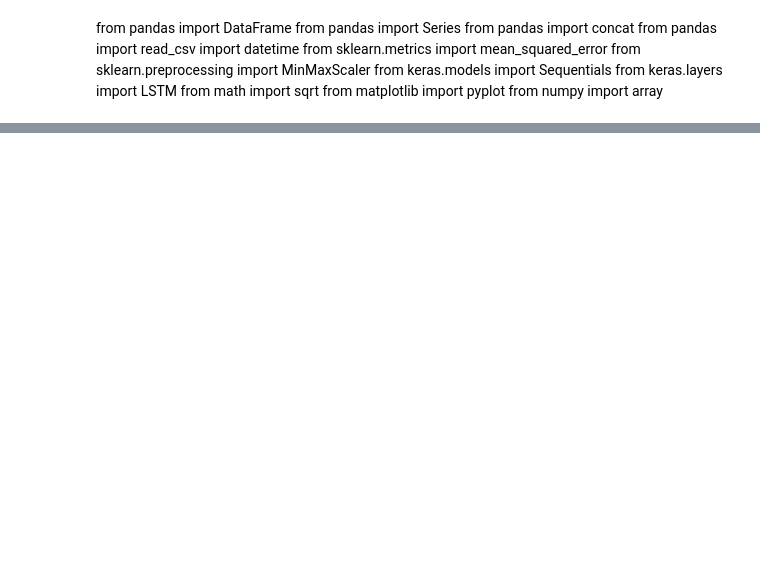
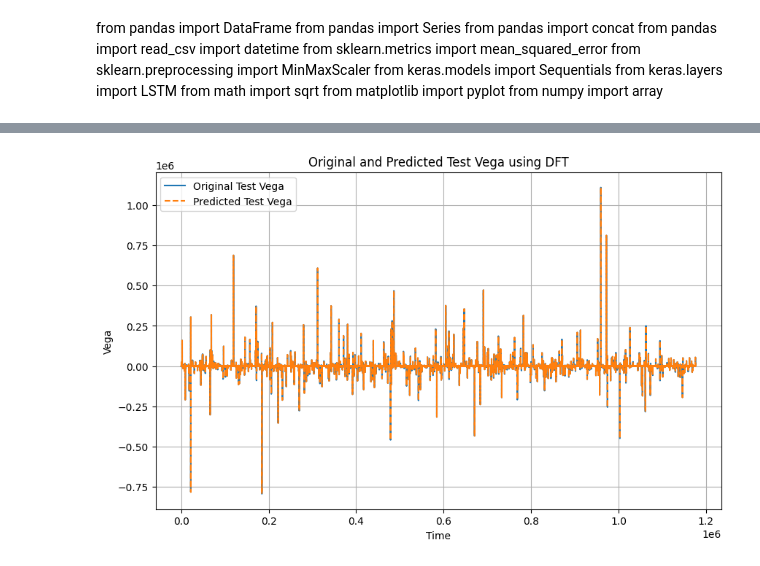
Before and after one commit to Owenliu50377/UBS-Contest, a Jupyter notebook: codes/fourier_analysis.ipynb, the cells around one changed output, grey strips where cells are left out. Saved outputs shown, nothing was run; the diff lists cells and outputs as text; code cells hidden in the pictures; blank space fills up the shorter version.

```diff
--- a/codes/fourier_analysis.ipynb
+++ b/codes/fourier_analysis.ipynb
@@ -278,0 +210,5 @@ plt.show()
+# %%
+# Predict on test set using the significant frequencies
+test_fft_values = np.fft.fft(test_vega)
+significant_test_fft_values = np.where(np.abs(test_fft_values) > 1e-5, test_fft_values, 0)
+predicted_test_vega = np.fft.ifft(significant_test_fft_values).real
@@ -278,0 +242,13 @@ plt.show()
+# %%
+# Plot the original and predicted values for the test set
+plt.figure(figsize=(10, 6))
+plt.plot(test_vega, label='Original Test Vega')
+plt.plot(predicted_test_vega, label='Predicted Test Vega', linestyle='--')
+plt.title('Original and Predicted Test Vega using DFT')
+plt.xlabel('Time')
+plt.ylabel('Vega')
+plt.legend()
+plt.grid()
+plt.show()
+# %% [output]
+[figure, added]
```
Also changed, not shown: parts of 31 cells of this notebook.
